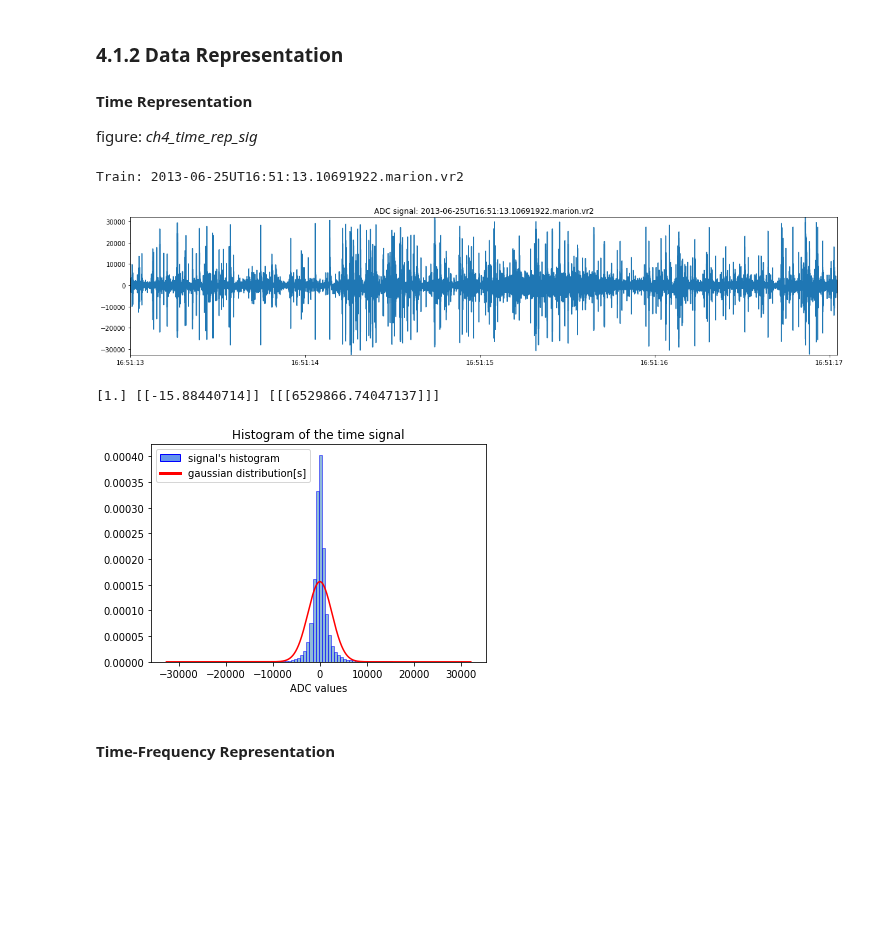
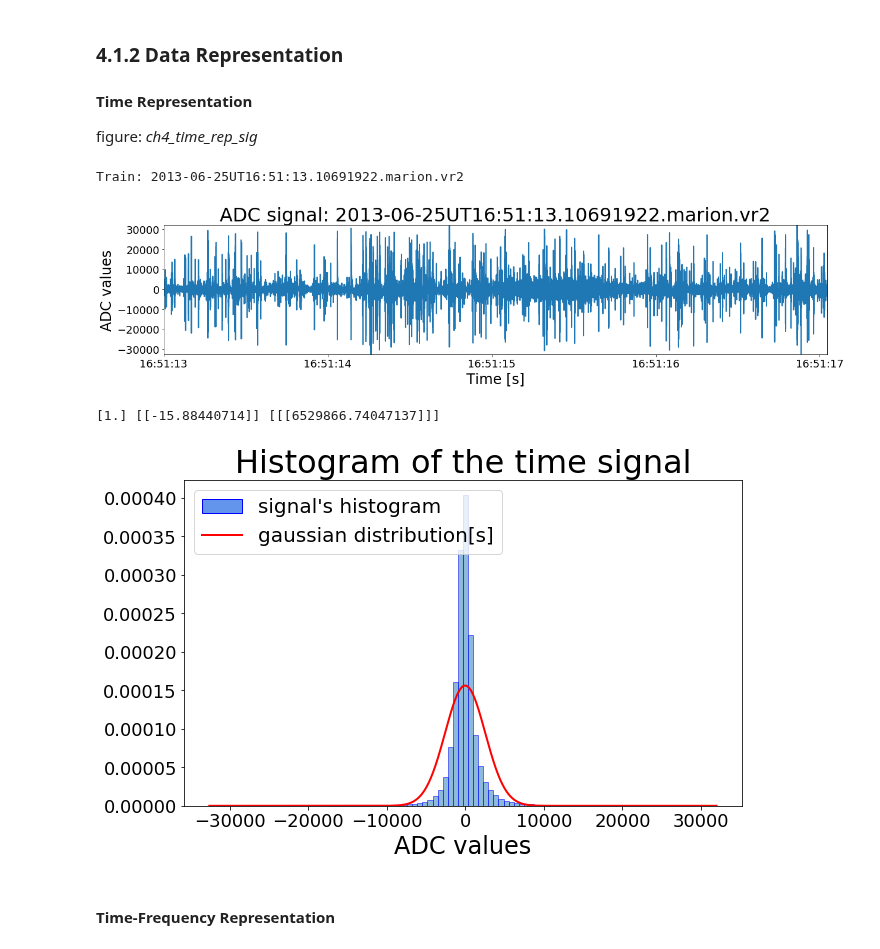
Before and after one commit to Kojey/MSc-whistler-waves-detector, a Jupyter notebook: ipy/report/chapter4_1.ipynb, the cells around one changed output. Saved outputs shown, nothing was run; the diff lists cells and outputs as text; code cells hidden in the pictures; blank space fills up the shorter version.

Commit message:
Adding font to chapter4

```diff
--- a/ipy/report/chapter4_1.ipynb
+++ b/ipy/report/chapter4_1.ipynb
@@ -13,14 +13,20 @@ sys.path.append(os.path.join(os.getcwd().split(os.environ.get('USER'))[0],os.env
 from sample import Sample
 from dataset import Dataset
 from database import Database
-from sample_detector import SampleDetector
+from cfar_detector import CFARDetector
 
 dataset_loc = os.path.join(os.getcwd().split(os.environ.get('USER'))[0],os.environ.get('USER'), 'wdml', 'data','datasets', 'awdEvents1')
 database_loc = os.path.join(os.getcwd().split(os.environ.get('USER'))[0],os.environ.get('USER'), 'wdml', 'data','databases', 'awdEvents1')
 site = 'marion'
-my_dataset = Dataset(dataset_loc, site)
-my_database = Database(dataset_loc, database_loc, site)
-file = np.random.choice(my_database.get_train(),1)[0]
+dataset = Dataset(dataset_loc, site)
+database = Database(dataset_loc, database_loc, site)
+file = np.random.choice(database.get_train(),1)[0]
+linewidth = 2
+font_title = 32
+font_legend = 20
+font_label = 24
+font_ticks = 18
+font = [font_title, font_legend, font_label, font_ticks, linewidth] # [None]*5
 # %% [markdown]
 ## 4.1 Data
 2196 files from Marion and 375 files from Sanae
@@ -53,19 +67,19 @@ figure: *ch4_time_rep_sig*
 # %%
 site = 'marion'
 file = '2013-06-25UT16:51:13.10691922.marion.vr2'
-print('Train:' if file in my_database.get_train() else 'Test:', file)
-my_sample = SampleDetector(dataset_loc, site,file)
+print('Train:' if file in database.get_train() else 'Test:', file)
+sample = CFARDetector(dataset_loc, site,file)
 
 freq_size = 4
-my_sample.spectrogram_with_axis(log10=True)
-size = (freq_size*my_sample.get_time_freq_ratio(dec=0), freq_size)
-my_sample.signal_plot(sig=None, EW=True, figsize=size, title="ADC signal: "+my_sample.get_file())
-my_sample.signal_hist(EW=True, figsize=None, xlabel='ADC values', title='Histogram of the time signal')
+sample.spectrogram_with_axis(log10=True)
+size = (freq_size*sample.get_time_freq_ratio(dec=0), freq_size)
+sample.signal_plot(sig=None, EW=True, figsize=size, title="ADC signal: "+sample.get_file(), font=font)
+sample.signal_hist(EW=True, figsize=(10,6), xlabel='ADC values', title='Histogram of the time signal',font=font)
 # %% [output]
 Train: 2013-06-25UT16:51:13.10691922.marion.vr2
-[figure, old version]
+[figure, new version]
 [1.] [[-15.88440714]] [[[6529866.74047137]]]
-[figure, old version]
+[figure, new version]
 # %% [markdown]
 #### Time-Frequency Representation
 # %%
```
Also changed, not shown: parts of 7 cells of this notebook, 8 other files.
